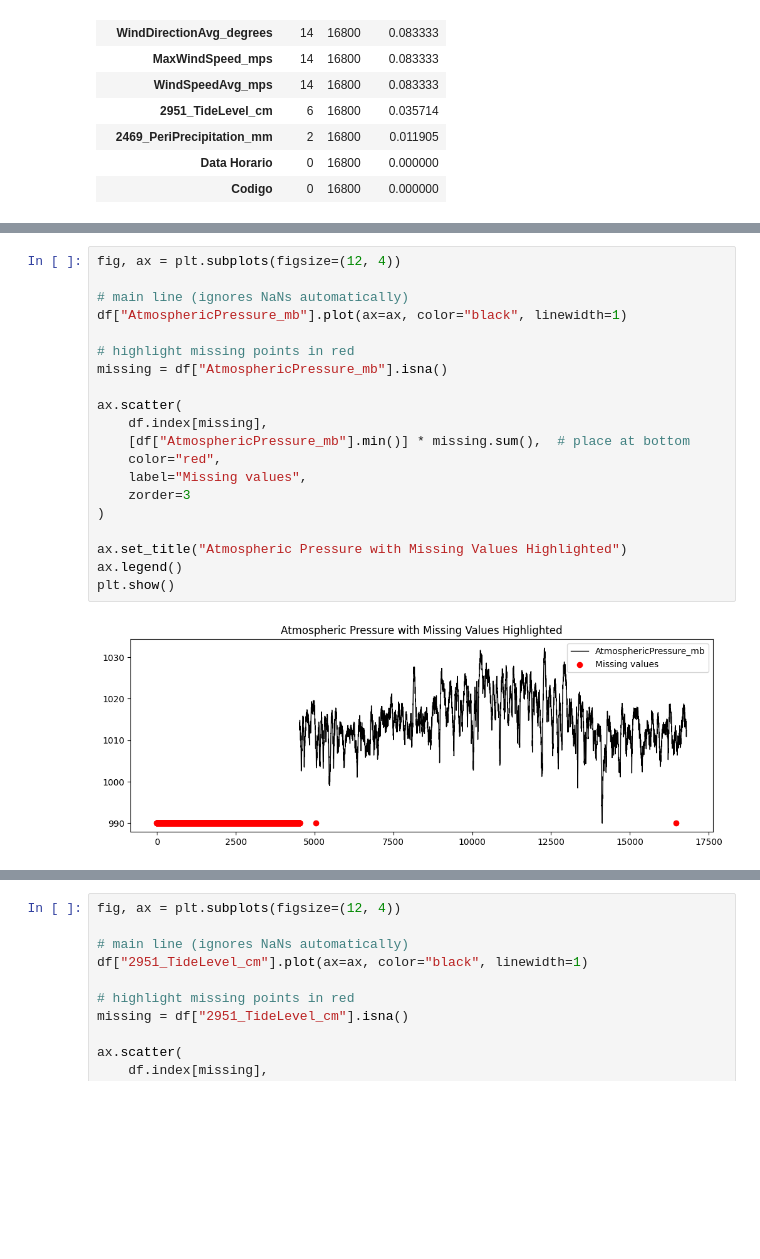
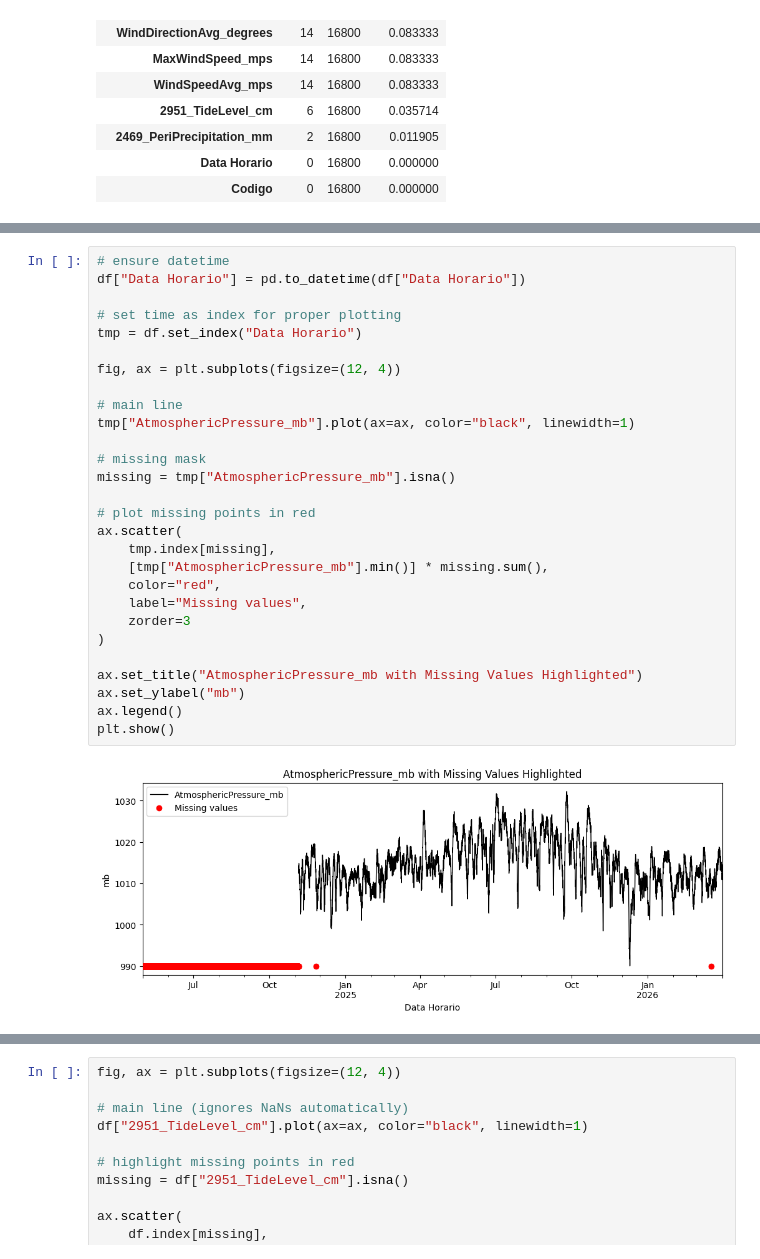
Before and after one commit to MurilloGuindani/flood-forecast, a Jupyter notebook: data_viz.ipynb, the cells around one changed output, grey strips where cells are left out. Cells and saved outputs as stored; diff of their text form; blank space fills up the shorter version.

Commit message:
New graphs for viz based on month

```diff
--- a/data_viz.ipynb
+++ b/data_viz.ipynb
@@ -383,25 +383,33 @@ df.describe()
 | max | 1006.0 | 2026-03-31 23:00:00 | 37.410000 | 35.860000 | 37.460000 | 5.520000 | 360.000000 | ... |
 | std | 0.0 | NaN | 4.628080 | 4.598040 | 4.657317 | 0.930908 | 103.876955 | ... |
 # %%
+# ensure datetime
+df["Data Horario"] = pd.to_datetime(df["Data Horario"])
+
+# set time as index for proper plotting
+tmp = df.set_index("Data Horario")
+
 fig, ax = plt.subplots(figsize=(12, 4))
 
-# main line (ignores NaNs automatically)
-df["AtmosphericPressure_mb"].plot(ax=ax, color="black", linewidth=1)
+# main line
+tmp["AtmosphericPressure_mb"].plot(ax=ax, color="black", linewidth=1)
 
-# highlight missing points in red
-missing = df["AtmosphericPressure_mb"].isna()
+# missing mask
+missing = tmp["AtmosphericPressure_mb"].isna()
 
+# plot missing points in red
 ax.scatter(
-    df.index[missing],
-    [df["AtmosphericPressure_mb"].min()] * missing.sum(),  # place at bottom
+    tmp.index[missing],
+    [tmp["AtmosphericPressure_mb"].min()] * missing.sum(),
     color="red",
     label="Missing values",
     zorder=3
 )
 
-ax.set_title("Atmospheric Pressure with Missing Values Highlighted")
+ax.set_title("AtmosphericPressure_mb with Missing Values Highlighted")
+ax.set_ylabel("mb")
 ax.legend()
 plt.show()
 # %% [output]
-[figure, old version]
+[figure, new version]
 # %%
```
Also changed, not shown: parts of 1 cell of this notebook.
